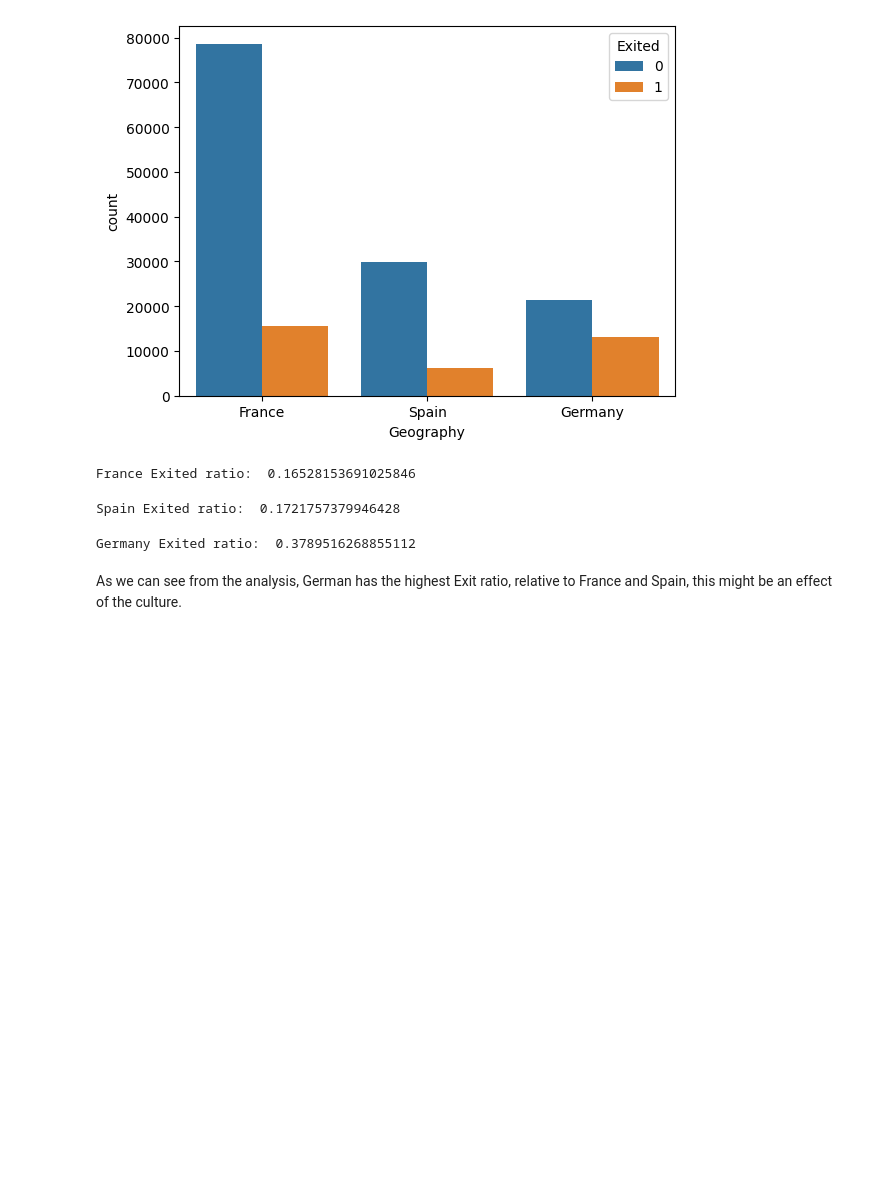
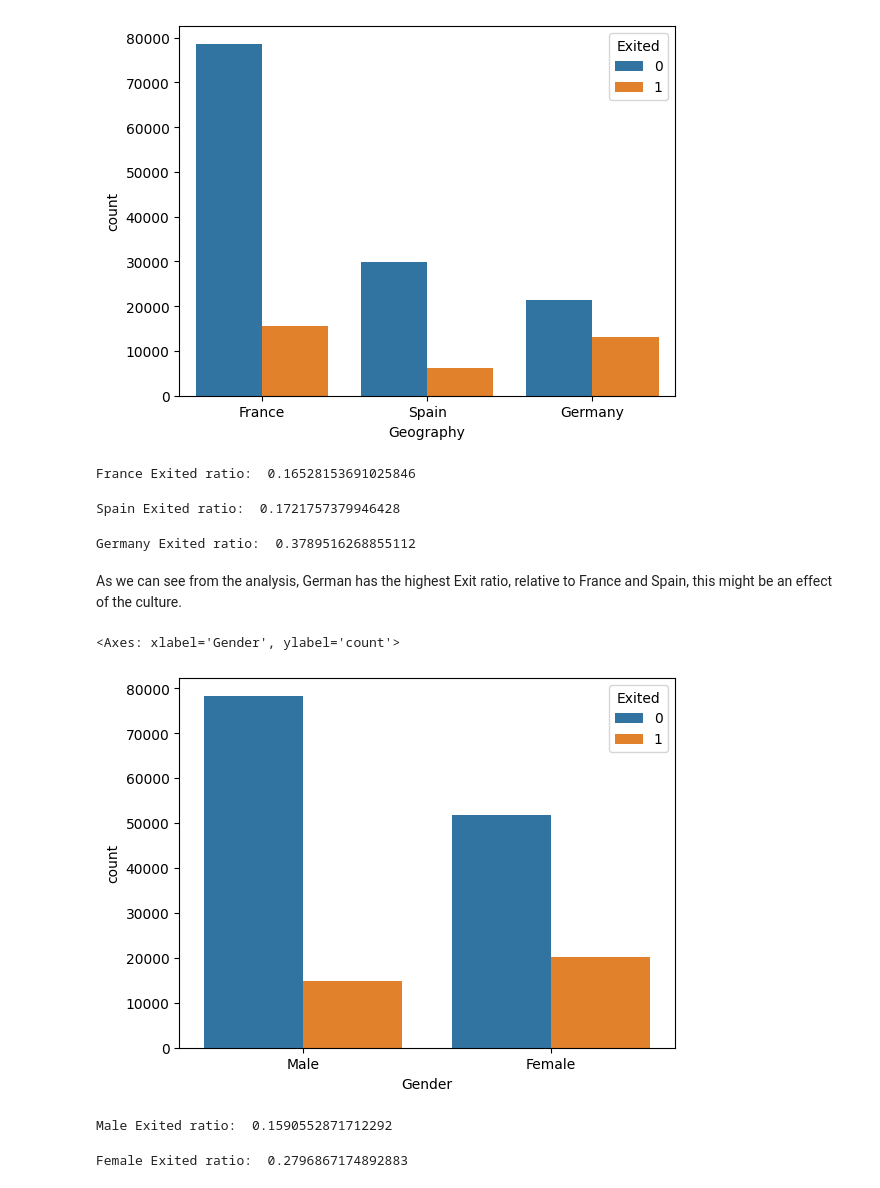
Before and after one commit to TangLitEn/kaggle-Binary-Classification-with-a-Bank-Churn-Dataset, a Jupyter notebook: main.ipynb, the cells around one changed output. Cells and saved outputs as stored; diff of their text form; code cells hidden in the pictures; blank space fills up the shorter version.

Commit message:
adding in analysis for gender

```diff
--- a/main.ipynb
+++ b/main.ipynb
@@ -155,3 +155,22 @@ print("Germany Exited ratio: ",len(Germany_Exited)/len(Germany))
 Germany Exited ratio:  0.3789516268855112
 # %% [markdown]
 As we can see from the analysis, German has the highest Exit ratio, relative to France and Spain, this might be an effect of the culture.
+# %%
+# Gender
+
+sns.countplot(data=train, x="Gender", hue="Exited")
+# %% [output]
+<Axes: xlabel='Gender', ylabel='count'>
+[figure, added]
+# %%
+Male = train[train.Gender == "Male"]
+Male_Exited = Male[Male.Exited == 1]
+print("Male Exited ratio: ",len(Male_Exited)/len(Male))
+# %% [output]
+Male Exited ratio:  0.1590552871712292
+# %%
+Female = train[train.Gender == "Female"]
+Female_Exited = Female[Female.Exited == 1]
+print("Female Exited ratio: ",len(Female_Exited)/len(Female))
+# %% [output]
+Female Exited ratio:  0.2796867174892883
```
